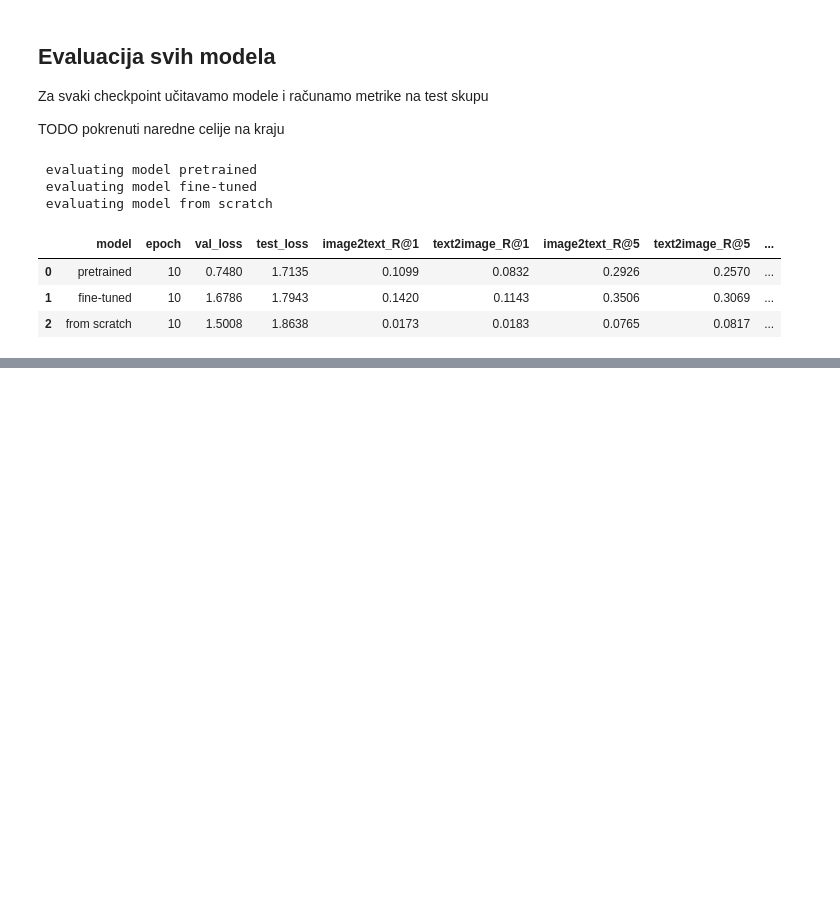
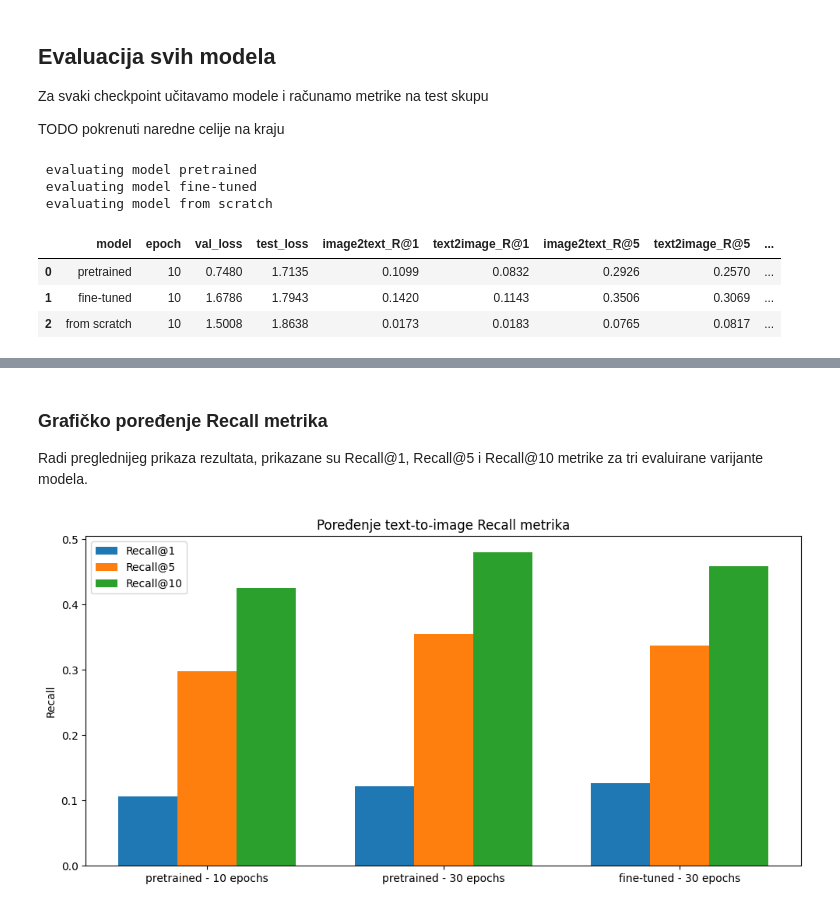
Before and after one commit to amilutinovic/mini-clip, a Jupyter notebook: 05_evaluation.ipynb, the cells around one changed output, grey strips where cells are left out. Cells and saved outputs as stored; diff of their text form; code cells hidden in the pictures; blank space fills up the shorter version.

Commit message:
Add model evaluation and recall analysis

```diff
--- a/05_evaluation.ipynb
+++ b/05_evaluation.ipynb
@@ -266,0 +295,11 @@ results_df.round(4)
+# %%
+new_results = []
+
+for config in NEW_MODEL_CONFIG:
+    print(f"Evaluating model {config['name']}")
+
+    result = evaluate_model(config)
+    new_results.append(result)
+
+new_results_df = pd.DataFrame(new_results)
+new_results_df.round(4)
@@ -266,0 +338,37 @@ results_df.round(4)
+# %% [markdown]
+### Grafičko poređenje Recall metrika
+
+Radi preglednijeg prikaza rezultata, prikazane su Recall@1, Recall@5 i
+Recall@10 metrike za tri evaluirane varijante modela.
+# %%
+metrics = [
+    "text2image_R@1",
+    "text2image_R@5",
+    "text2image_R@10"
+]
+
+metric_labels = ["Recall@1", "Recall@5", "Recall@10"]
+
+x = np.arange(len(new_results_df))
+width = 0.25
+
+fig, ax = plt.subplots(figsize=(10, 5))
+
+for i, metric in enumerate(metrics):
+    ax.bar(
+        x + (i - 1) * width,
+        new_results_df[metric],
+        width,
+        label=metric_labels[i]
+    )
+
+ax.set_xticks(x)
+ax.set_xticklabels(new_results_df["model"])
+ax.set_ylabel("Recall")
+ax.set_title("Poređenje text-to-image Recall metrika")
+ax.legend()
+
+plt.tight_layout()
+plt.show()
+# %% [output]
+[figure, added]
```
Also changed, not shown: parts of 7 cells of this notebook, 1 other file.
